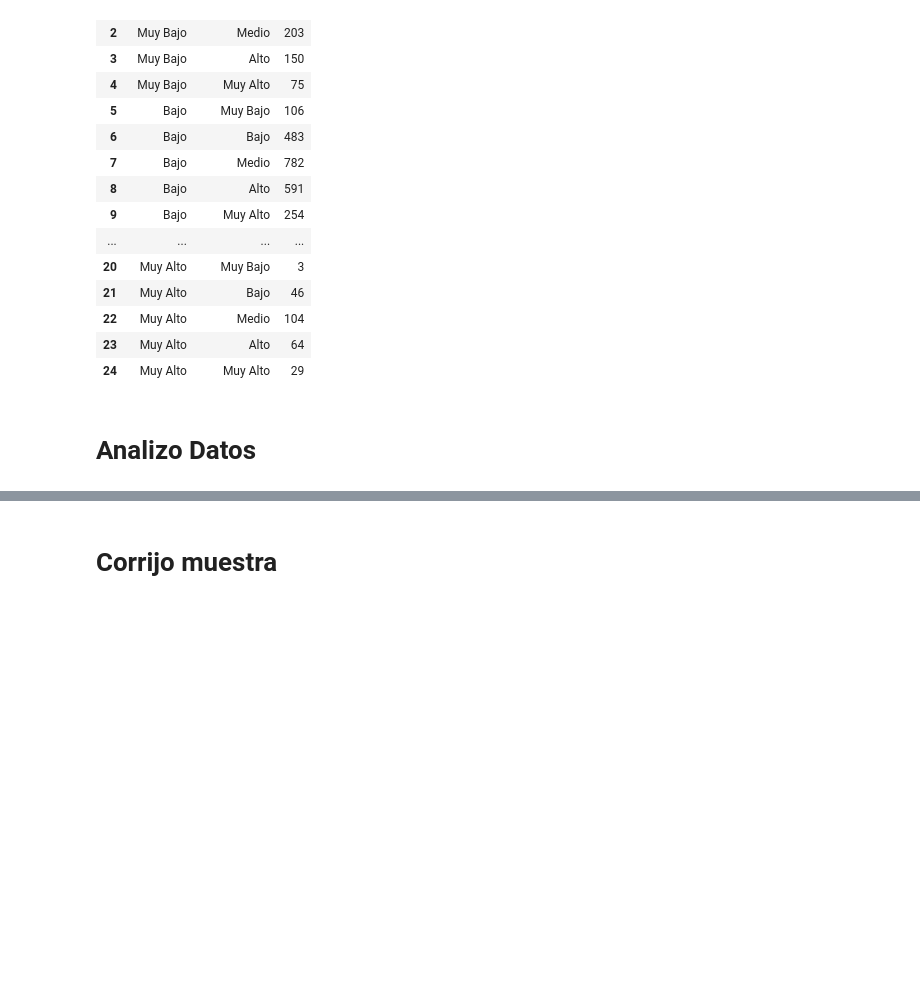
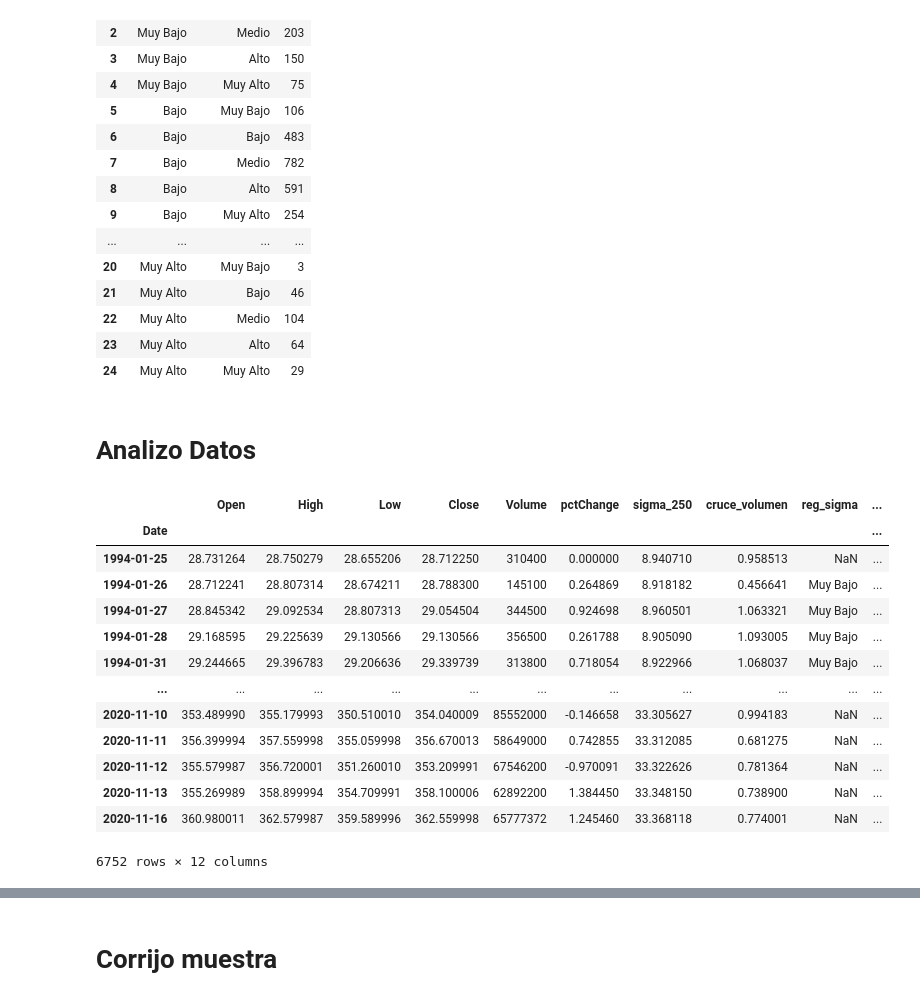
Before and after one commit to matiasmanero19/Topicos-de-Trading-Algoritmico, a Jupyter notebook: clase1_estrategia.ipynb, the cells around one changed output, grey strips where cells are left out. Saved outputs shown, nothing was run; the diff lists cells and outputs as text; code cells hidden in the pictures; blank space fills up the shorter version.

```diff
--- a/clase1_estrategia.ipynb
+++ b/clase1_estrategia.ipynb
@@ -87,4 +111,21 @@ data.groupby(['reg_sigma','reg_volumen']).size().to_frame().reset_index()
 # conda install -c conda-forge/label/cf202003 pandas-profiling
 
 import pandas_profiling as ppf
+# %%
+data
+# %% [output]
+|  | Open | High | Low | Close | Volume | pctChange | sigma_250 | cruce_volumen | reg_sigma | ... |
+| Date |  |  |  |  |  |  |  |  |  | ... |
+| 1994-01-25 | 28.731264 | 28.750279 | 28.655206 | 28.712250 | 310400 | 0.000000 | 8.940710 | 0.958513 | NaN | ... |
+| 1994-01-26 | 28.712241 | 28.807314 | 28.674211 | 28.788300 | 145100 | 0.264869 | 8.918182 | 0.456641 | Muy Bajo | ... |
+| 1994-01-27 | 28.845342 | 29.092534 | 28.807313 | 29.054504 | 344500 | 0.924698 | 8.960501 | 1.063321 | Muy Bajo | ... |
+| 1994-01-28 | 29.168595 | 29.225639 | 29.130566 | 29.130566 | 356500 | 0.261788 | 8.905090 | 1.093005 | Muy Bajo | ... |
+| 1994-01-31 | 29.244665 | 29.396783 | 29.206636 | 29.339739 | 313800 | 0.718054 | 8.922966 | 1.068037 | Muy Bajo | ... |
+| ... | ... | ... | ... | ... | ... | ... | ... | ... | ... | ... |
+| 2020-11-10 | 353.489990 | 355.179993 | 350.510010 | 354.040009 | 85552000 | -0.146658 | 33.305627 | 0.994183 | NaN | ... |
+| 2020-11-11 | 356.399994 | 357.559998 | 355.059998 | 356.670013 | 58649000 | 0.742855 | 33.312085 | 0.681275 | NaN | ... |
+| 2020-11-12 | 355.579987 | 356.720001 | 351.260010 | 353.209991 | 67546200 | -0.970091 | 33.322626 | 0.781364 | NaN | ... |
+| 2020-11-13 | 355.269989 | 358.899994 | 354.709991 | 358.100006 | 62892200 | 1.384450 | 33.348150 | 0.738900 | NaN | ... |
+| 2020-11-16 | 360.980011 | 362.579987 | 359.589996 | 362.559998 | 65777372 | 1.245460 | 33.368118 | 0.774001 | NaN | ... |
+6752 rows × 12 columns
 # %%
```
Also changed, not shown: parts of 8 cells of this notebook, 4 other files.
